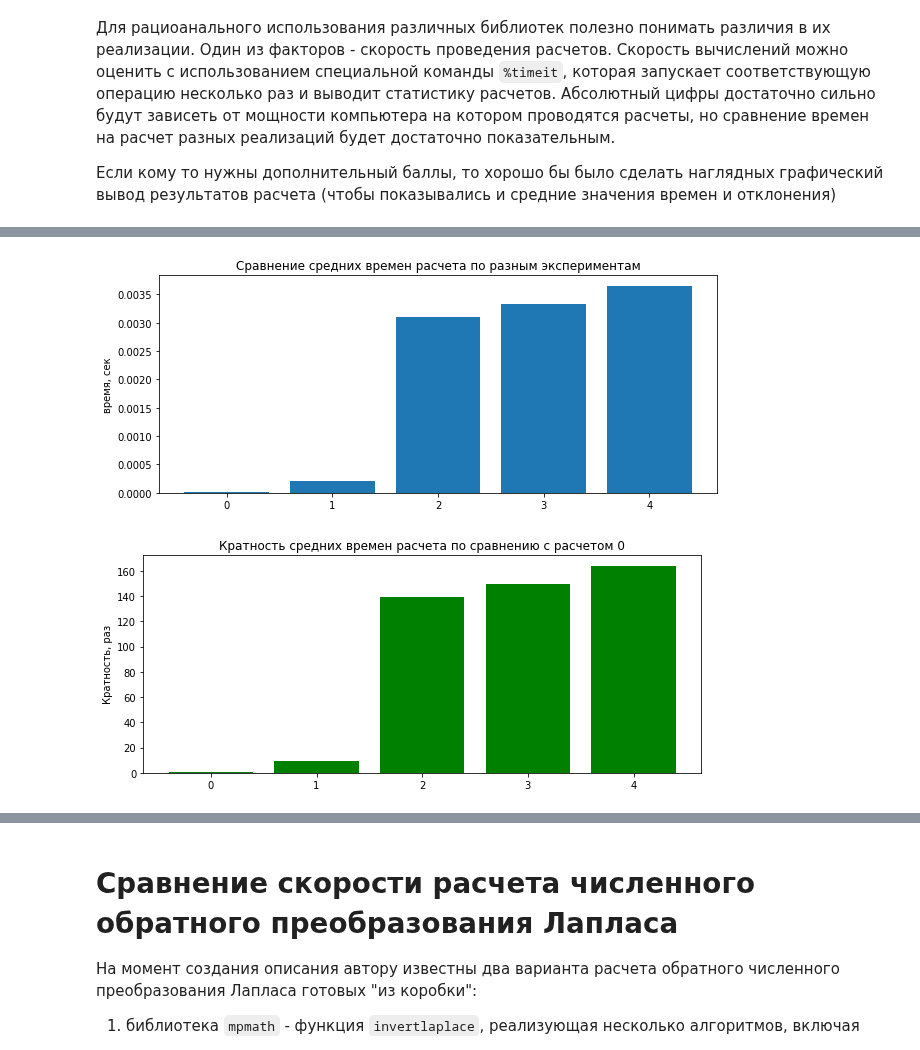
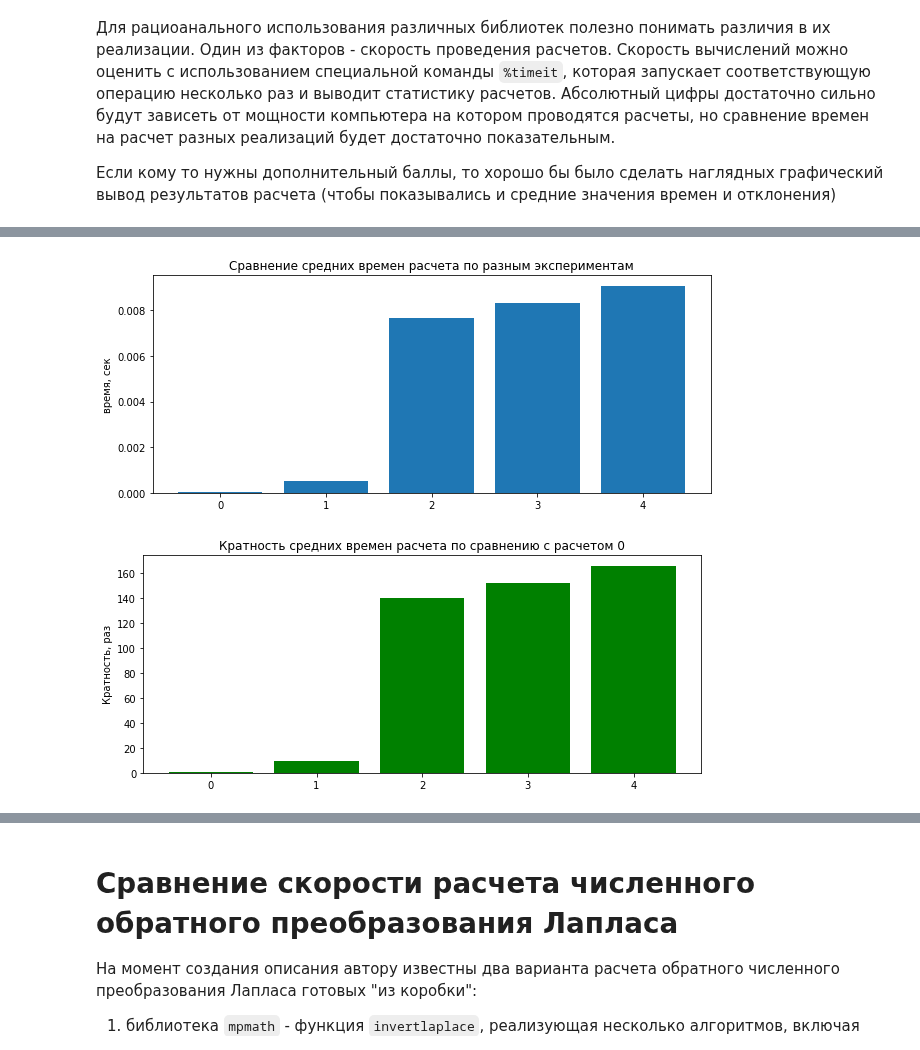
Before and after one commit to khabibullinra/welltest_examples, a Jupyter notebook: jupyter/99_some_technical_staff.ipynb, the cells around one changed output, grey strips where cells are left out. Saved outputs shown, nothing was run; the diff lists cells and outputs as text; code cells hidden in the pictures.

```diff
--- a/jupyter/99_some_technical_staff.ipynb
+++ b/jupyter/99_some_technical_staff.ipynb
@@ -49,7 +52,7 @@ from anaflow import get_lap_inv
 Если кому то нужны дополнительный баллы, то хорошо бы было сделать наглядных графический вывод результатов расчета (чтобы показывались и средние значения времен и отклонения)
 # %%
 # рассчитаем набор значений Ei
-x = np.arange(-1,1, 0.01)
+x = np.linspace(-1, 1, 500)
 print("Количество элементов в массиве для расчета " + str(len(x)))
 
 t_list = []
@@ -61,14 +64,14 @@ print("0. Вычисляем с использованием scipy.special.expi
 t_ei_0 = %timeit -o ei_0 = sc.expi(x)
 ei_0 = sc.expi(x)
 index_list.append('0')
-t_list.append(t_ei_0.average)
+t_list.append(t_ei_0.best)
 
 # первый вариант расчет
 print("1. Вычисляем с использованием scipy.special.expi много раз с измерением времени на вычисления ")
 t_ei_1 = %timeit -o ei_1 = np.array([sc.expi(xi) for xi in x])
 ei_1 = np.array([sc.expi(xi) for xi in x])
 index_list.append('1')
-t_list.append(t_ei_1.average)
+t_list.append(t_ei_1.best)
 
 # второй вариант расчета
 mp.dps = 5;
@@ -76,7 +79,7 @@ print("2. Вычисляем с использованием mpmath.ei мног
 t_ei_2 = %timeit -o ei_2 = np.array([ei(xi) for xi in x])
 ei_2 = np.array([ei(xi) for xi in x])
 index_list.append('2')
-t_list.append(t_ei_2.average)
+t_list.append(t_ei_2.best)
 
 # третий вариант расчета
 mp.dps = 10;
@@ -84,7 +87,7 @@ print("3. Вычисляем с использованием mpmath.ei мног
 t_ei_3 = %timeit -o ei_3 = np.array([ei(xi) for xi in x])
 ei_3 = np.array([ei(xi) for xi in x])
 index_list.append('3')
-t_list.append(t_ei_3.average)
+t_list.append(t_ei_3.best)
 
 # четверный вариант расчета
 mp.dps = 15;
@@ -92,11 +95,9 @@ print("4. Вычисляем с использованием mpmath.ei мног
 t_ei_4 = %timeit -o ei_4 = np.array([ei(xi) for xi in x])
 ei_4 = np.array([ei(xi) for xi in x])
 index_list.append('4')
-t_list.append(t_ei_4.average)
-
+t_list.append(t_ei_4.best)
 
 plt.rcParams["figure.figsize"] = (10,4)
-
 plt.bar(index_list, t_list)
 plt.title("Сравнение средних времен расчета по разным экспериментам")
 plt.ylabel('время, сек')
@@ -122,4 +123,4 @@ plt.show()
-[figure, old version]
+[figure, new version]
 [figure]
 # %%
 # Посмотрим на различия в результатах расчетов
```
Also changed, not shown: parts of 30 cells of this notebook, 2 other files.
